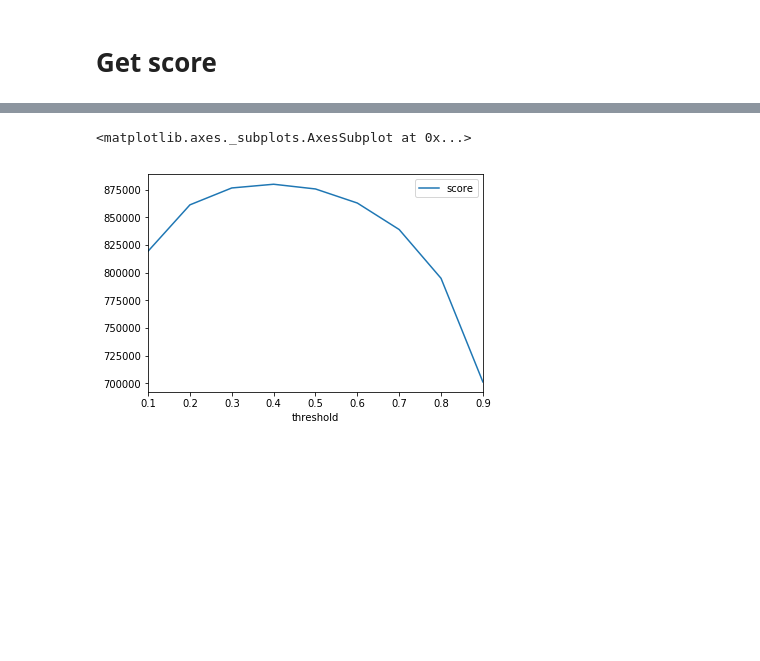
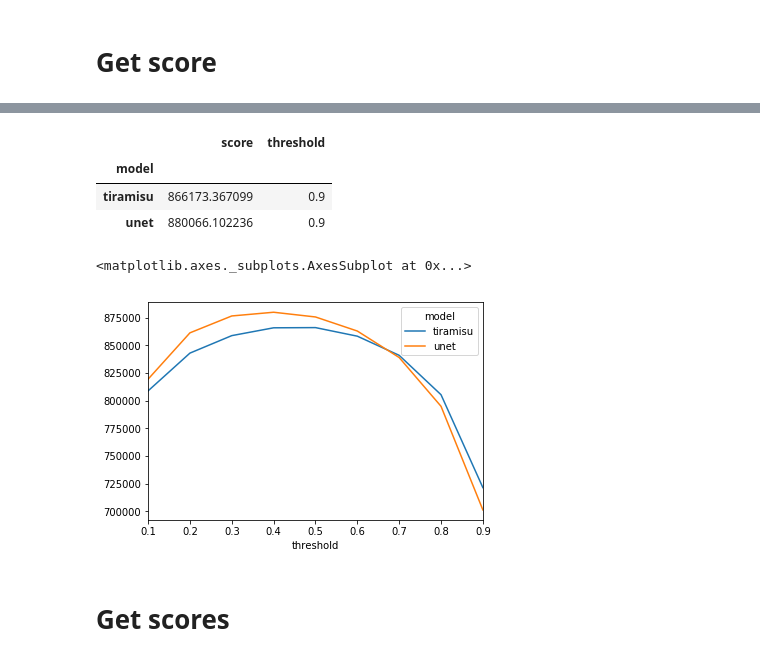
Before and after one commit to jgc128/topcoder_pathimage_segmentation, a Jupyter notebook: view_predictins.ipynb, the cells around one changed output, grey strips where cells are left out. Drawn from its saved outputs; the diff is of its cells as text; code cells hidden in the pictures; blank space fills up the shorter version.

```diff
--- a/view_predictins.ipynb
+++ b/view_predictins.ipynb
@@ -125,5 +130,14 @@ threshold_data
-# %%
-threshold_data.plot(x='threshold', y='score')
-# %% [output]
-<matplotlib.axes._subplots.AxesSubplot at 0x...>
-[figure, removed]
+# %%
+threshold_data.groupby('model').max()
+# %% [output]
+|  | score | threshold |
+| model |  |  |
+| tiramisu | 866173.367099 | 0.9 |
+| unet | 880066.102236 | 0.9 |
+# %%
+pd.pivot_table(threshold_data, values='score', columns='model', index='threshold').plot()
+# %% [output]
+<matplotlib.axes._subplots.AxesSubplot at 0x...>
+[figure, added]
+# %% [markdown]
+# Get scores
```
Also changed, not shown: parts of 16 cells of this notebook, 2 other files.
